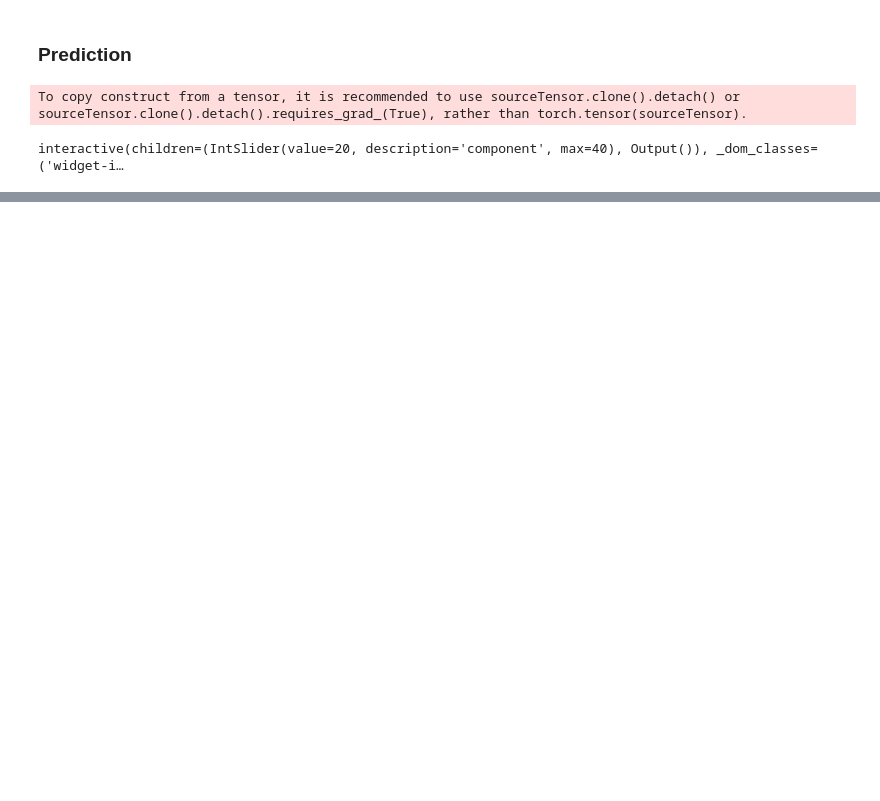
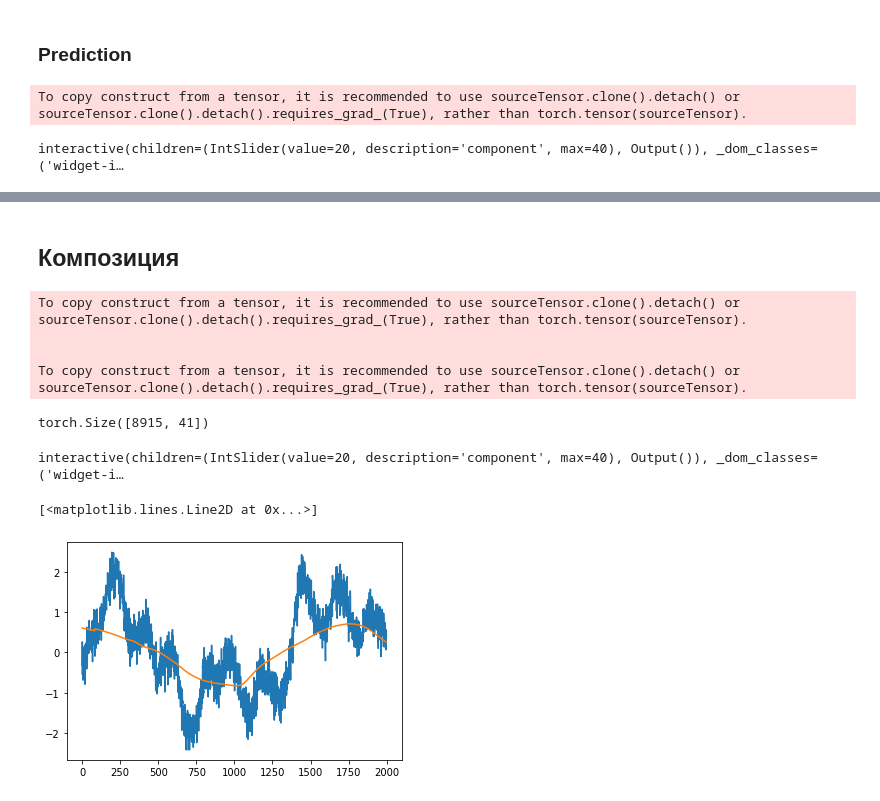
Before and after one commit to elch10/anomaly-detection, a Jupyter notebook: notebooks/TorchLSTM.ipynb, the cells around one changed output, grey strips where cells are left out. Drawn from its saved outputs; the diff is of its cells as text; code cells hidden in the pictures; blank space fills up the shorter version.

```diff
--- a/notebooks/TorchLSTM.ipynb
+++ b/notebooks/TorchLSTM.ipynb
@@ -236,5 +277,5 @@ trainer = Trainer(
     hparams=config)
 # %%
 train_set, test_set = get_data(window_len)
-trainer.train(train_set, test_set, 15)
+trainer.train(train_set, test_set, 20)
 # %% [output]
@@ -549,0 +664,47 @@ interactive(children=(IntSlider(value=20, description='component', max=40), Outp
+# %% [markdown]
+## Композиция
+# %%
+class Composition:
+    def __init__(self, trend, resid):
+        self.trend = trend
+        self.resid = resid
+        self.linear = trend.linear
+
+    def forecast(self, X, size):
+        return self.trend.forecast(X, size) + self.resid.forecast(X, size)
+
+    def reset_states(self):
+        self.trend.reset_states()
+        self.resid.reset_states()
+# %%
+composition = Composition(model, resid_model)
+
+train_pred, test_pred = forecast_tr_te(composition, X_tr, X_te, batch_size)
+# %% [output]
+To copy construct from a tensor, it is recommended to use sourceTensor.clone().detach() or sourceTensor.clone().detach().requires_grad_(True), rather than torch.tensor(sourceTensor).
+
+
+To copy construct from a tensor, it is recommended to use sourceTensor.clone().detach() or sourceTensor.clone().detach().requires_grad_(True), rather than torch.tensor(sourceTensor).
+# %%
+y_tr.size()
+# %% [output]
+torch.Size([8915, 41])
+# %%
+interactive_plotter_by_component([
+    compare_plot_from_2d_wrapper(
+        data.values,
+        'Real data',
+        np.r_[train_pred.detach().numpy(
+        ), test_pred.detach().numpy()],
+        'Prediction of 2 LSTM (Trend + Resid)',
+        shift_pred=window_len),
+], ['Train', 'Test'], 'Resulting')
+# %% [output]
+interactive(children=(IntSlider(value=20, description='component', max=40), Output()), _dom_classes=('widget-i…
+# %%
+c = 4
+plt.plot(data.values[window_len:2000+window_len, 4])
+plt.plot(train_pred[:2000, 4].detach().numpy())
+# %% [output]
+[<matplotlib.lines.Line2D at 0x...>]
+[figure, added]
```
Also changed, not shown: parts of 30 cells of this notebook, 5 other files.
